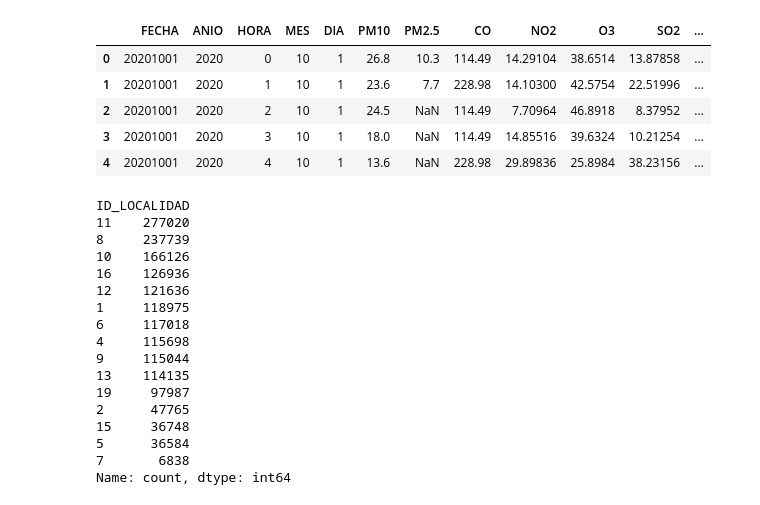
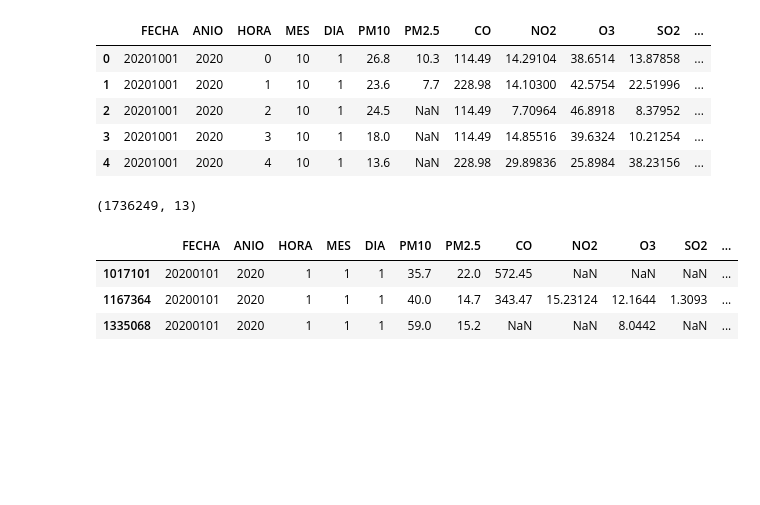
Before and after one commit to YairAndrade1/Proyecto2_BI, a Jupyter notebook: pm.ipynb, the cells around one changed output. Saved outputs shown, nothing was run; the diff lists cells and outputs as text; code cells hidden in the pictures; blank space fills up the shorter version.

```diff
--- a/pm.ipynb
+++ b/pm.ipynb
@@ -432,21 +432,13 @@ df_final.head()
 | 4 | 20201001 | 2020 | 4 | 10 | 1 | 13.6 | NaN | 228.98 | 29.89836 | 25.8984 | 38.23156 | ... |
 # %%
 df_final["ID_LOCALIDAD"].value_counts()
+df_final.shape
 # %% [output]
-ID_LOCALIDAD
-11    277020
-8     237739
-10    166126
-16    126936
-12    121636
-1     118975
-6     117018
-4     115698
-9     115044
-13    114135
-19     97987
-2      47765
-15     36748
-5      36584
-7       6838
-Name: count, dtype: int64
+(1736249, 13)
+# %%
+df_final[(df_final['ID_LOCALIDAD'].isin([2,16,4,3,17,14])) & (df_final['FECHA'] == 20200101) & (df_final['HORA'] == 1)]
+# %% [output]
+|  | FECHA | ANIO | HORA | MES | DIA | PM10 | PM2.5 | CO | NO2 | O3 | SO2 | ... |
+| 1017101 | 20200101 | 2020 | 1 | 1 | 1 | 35.7 | 22.0 | 572.45 | NaN | NaN | NaN | ... |
+| 1167364 | 20200101 | 2020 | 1 | 1 | 1 | 40.0 | 14.7 | 343.47 | 15.23124 | 12.1644 | 1.3093 | ... |
+| 1335068 | 20200101 | 2020 | 1 | 1 | 1 | 59.0 | 15.2 | NaN | NaN | 8.0442 | NaN | ... |
```
Also changed, not shown: parts of 1 cell of this notebook, 1 other file.
